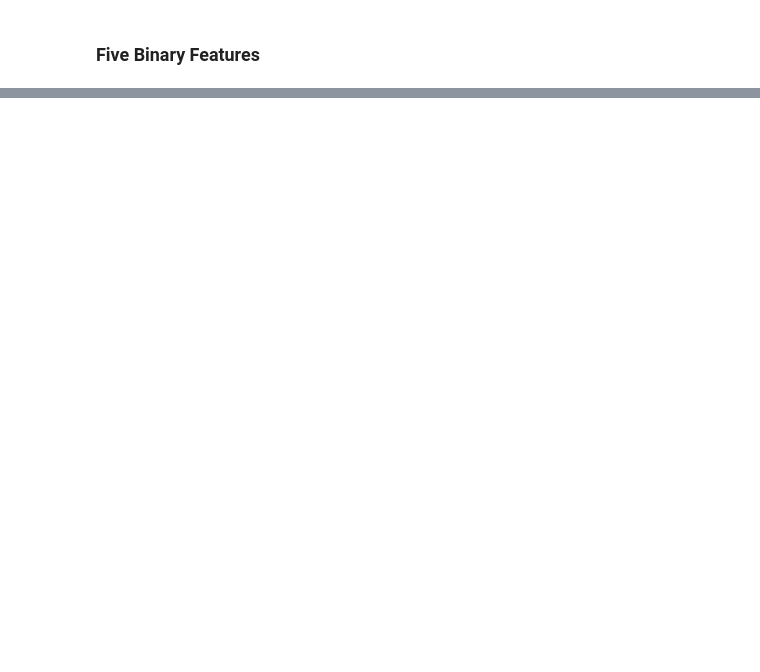
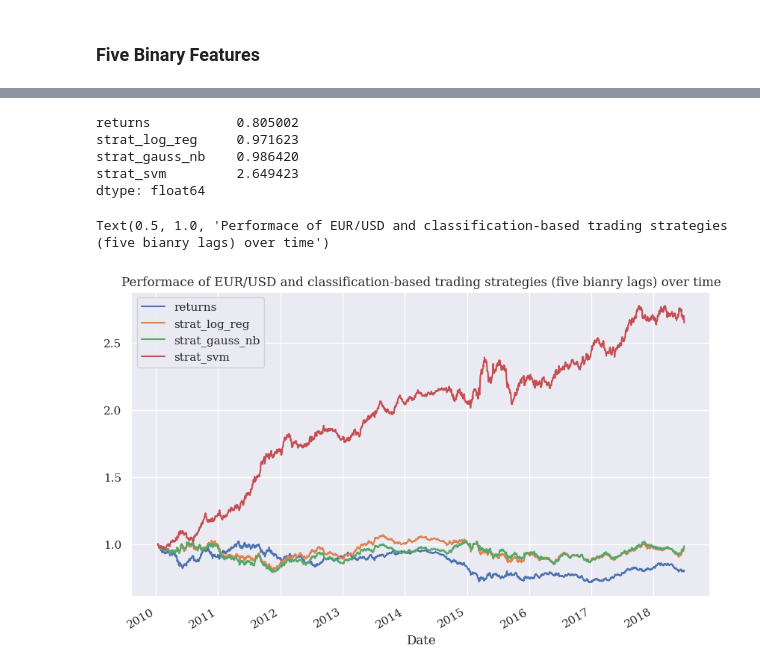
Before and after one commit to ahn283/finance, a Jupyter notebook: python_for_finance/trading_strategy.ipynb, the cells around one changed output, grey strips where cells are left out. Cells and saved outputs as stored; diff of their text form; code cells hidden in the pictures; blank space fills up the shorter version.

```diff
--- a/python_for_finance/trading_strategy.ipynb
+++ b/python_for_finance/trading_strategy.ipynb
@@ -621,0 +627,3 @@ Text(0.5, 1.0, 'Performance of EUR/USD and classification-based trading strategi
+# %%
+data['direction'] = np.sign(data['returns'])
+data
@@ -621,0 +645,4 @@ Text(0.5, 1.0, 'Performance of EUR/USD and classification-based trading strategi
+# %%
+lags = 5         # five lags of the log return series are now used
+create_lags(data)
+data.dropna(inplace=True)
@@ -621,0 +664,4 @@ Text(0.5, 1.0, 'Performance of EUR/USD and classification-based trading strategi
+# %%
+data.dropna(inplace=True)
+# %%
+fit_models(data)
@@ -621,0 +672,14 @@ Text(0.5, 1.0, 'Performance of EUR/USD and classification-based trading strategi
+# %%
+data[sel].sum().apply(np.exp)
+# %% [output]
+returns           0.805002
+strat_log_reg     0.971623
+strat_gauss_nb    0.986420
+strat_svm         2.649423
+dtype: float64
+# %%
+data[sel].cumsum().apply(np.exp).plot(figsize=(10, 6))
+plt.title('Performace of EUR/USD and classification-based trading strategies (five bianry lags) over time')
+# %% [output]
+Text(0.5, 1.0, 'Performace of EUR/USD and classification-based trading strategies (five bianry lags) over time')
+[figure, added]
```
Also changed, not shown: parts of 81 cells of this notebook, 4 other files.
